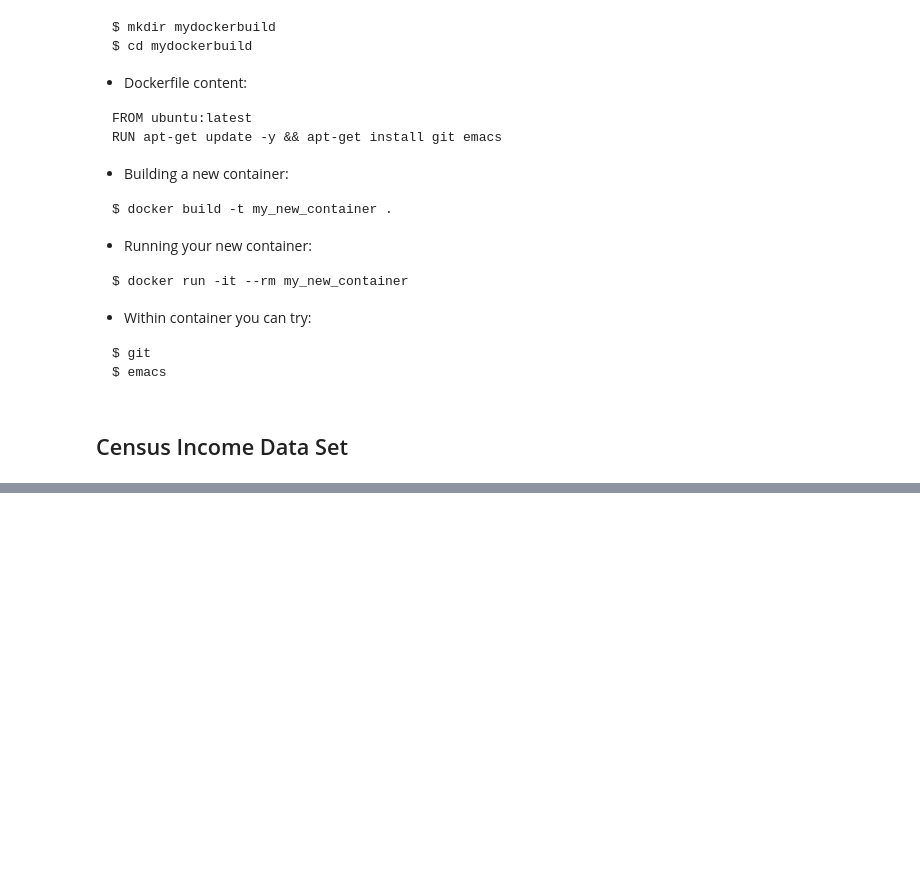
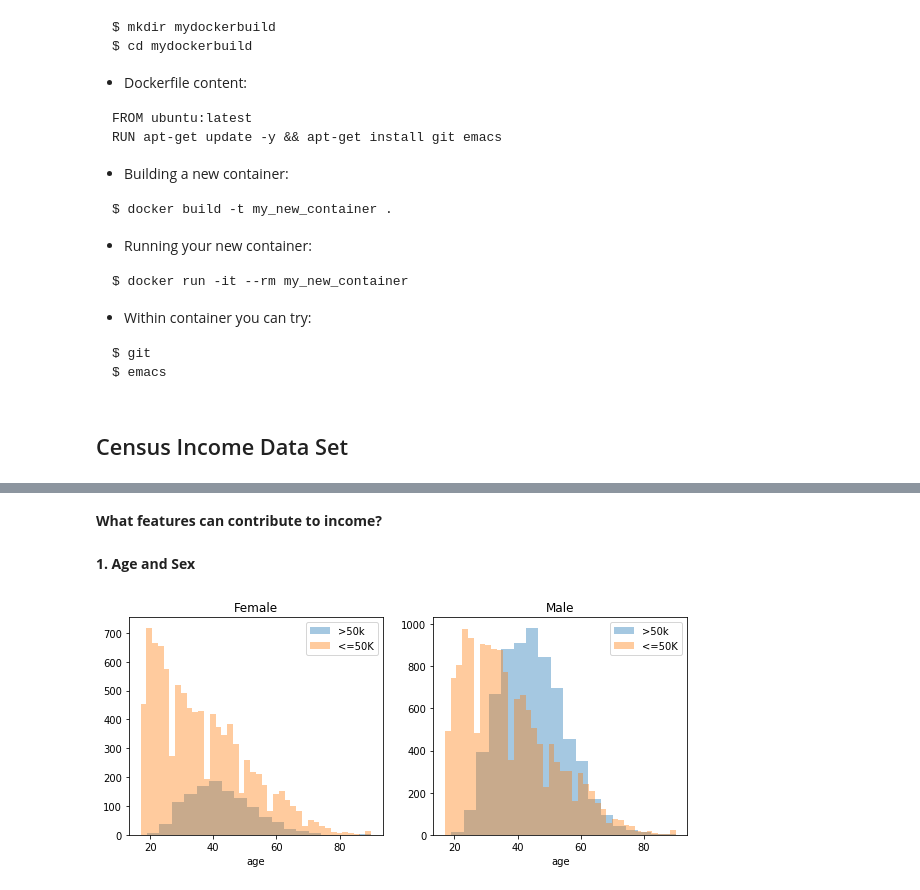
Before and after one commit to anidata/tutorials, a Jupyter notebook: Docker_census_data.ipynb, the cells around one changed output, grey strips where cells are left out. Saved outputs shown, nothing was run; the diff lists cells and outputs as text; code cells hidden in the pictures; blank space fills up the shorter version.

Commit message:
most recent notebook

```diff
--- a/Docker_census_data.ipynb
+++ b/Docker_census_data.ipynb
@@ -370,0 +257,4 @@ Name: workclass, dtype: object
+# %%
+# Load the Census dataset
+orig_data = pd.read_csv("./resources/dataset/adult.data",header=None)
+orig_data.columns = ['age','workclass','fnlwgt','education_level','education-num','marital-status','occupation','relationship','race','sex','capital-gain','capital-loss','hours-per-week','native-country','income']
@@ -370,0 +362,20 @@ Name: workclass, dtype: object
+# %% [markdown]
+**What features can contribute to income?**
+# %% [markdown]
+**1. Age and Sex**
+# %%
+n_greater_50k = '>50k'
+n_at_most_50k = '<=50K'
+fig, axes = plt.subplots(nrows=1, ncols=2,figsize=(10, 4))
+women = orig_data[orig_data['sex']==' Female']
+men = orig_data[orig_data['sex']==' Male']
+ax = sns.distplot(women[women.income ==' >50K'].age.dropna(), bins=18, label = n_greater_50k, ax = axes[0], kde =False)
+ax = sns.distplot(women[women.income ==' <=50K'].age.dropna(), bins=40, label = n_at_most_50k, ax = axes[0], kde =False)
+ax.legend()
+ax.set_title('Female')
+ax = sns.distplot(men[men.income ==' >50K'].age.dropna(), bins=18, label = n_greater_50k, ax = axes[1], kde = False)
+ax = sns.distplot(men[men.income ==' <=50K'].age.dropna(), bins=40, label = n_at_most_50k, ax = axes[1], kde = False)
+ax.legend()
+_ = ax.set_title('Male')
+# %% [output]
+[figure, added]
```
Also changed, not shown: parts of 80 cells of this notebook.
